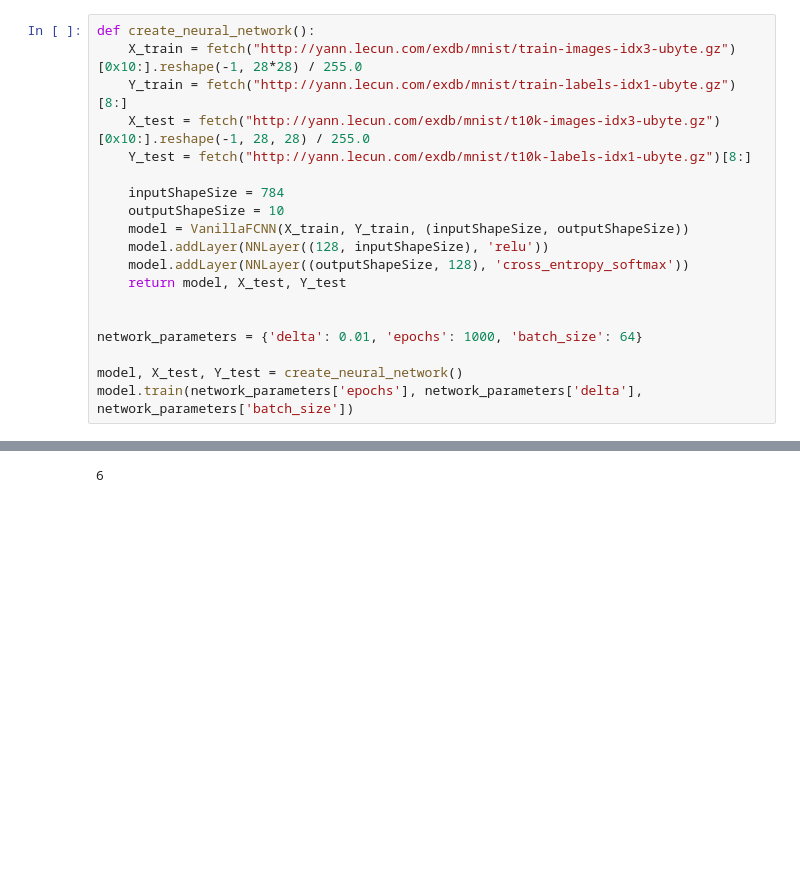
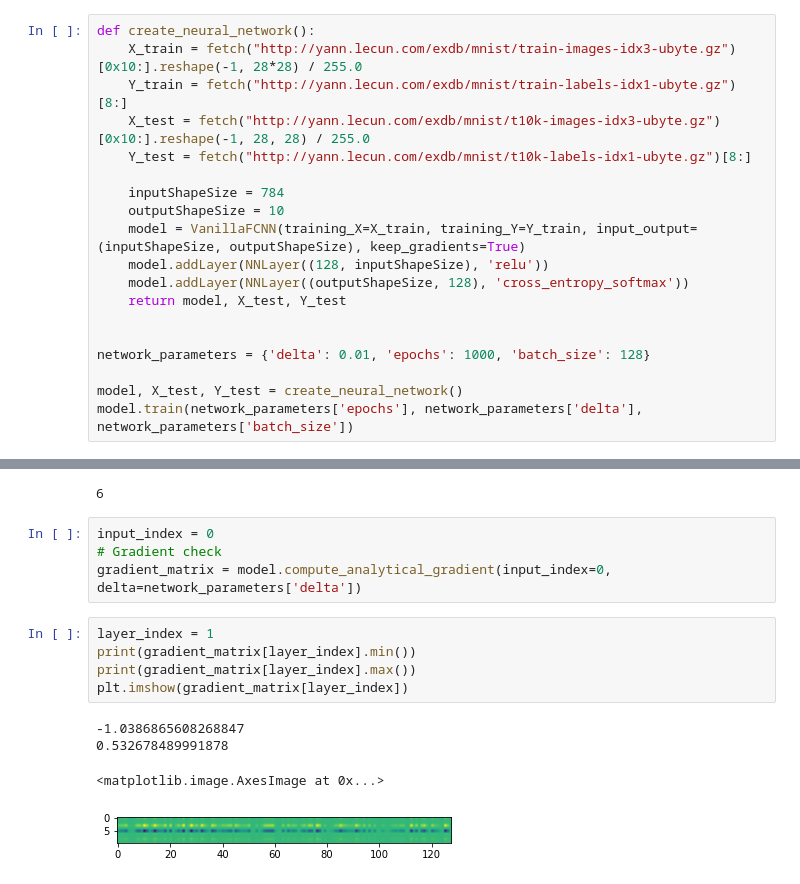
Before and after one commit to seifeddinedridi/machine-learning-fun, a Jupyter notebook: vanilla-neural-network/vanilla-fnn-mnist-dataset.ipynb, the cells around one changed output, grey strips where cells are left out. Cells and saved outputs as stored; diff of their text form; blank space fills up the shorter version.

Commit message:
Added gradient check

```diff
--- a/vanilla-neural-network/vanilla-fnn-mnist-dataset.ipynb
+++ b/vanilla-neural-network/vanilla-fnn-mnist-dataset.ipynb
@@ -158,13 +209,13 @@ def create_neural_network():
 
     inputShapeSize = 784
     outputShapeSize = 10
-    model = VanillaFCNN(X_train, Y_train, (inputShapeSize, outputShapeSize))
+    model = VanillaFCNN(training_X=X_train, training_Y=Y_train, input_output=(inputShapeSize, outputShapeSize), keep_gradients=True)
     model.addLayer(NNLayer((128, inputShapeSize), 'relu'))
     model.addLayer(NNLayer((outputShapeSize, 128), 'cross_entropy_softmax'))
     return model, X_test, Y_test
 
 
-network_parameters = {'delta': 0.01, 'epochs': 1000, 'batch_size': 64}
+network_parameters = {'delta': 0.01, 'epochs': 1000, 'batch_size': 128}
 
 model, X_test, Y_test = create_neural_network()
 model.train(network_parameters['epochs'], network_parameters['delta'], network_parameters['batch_size'])
@@ -178,3 +229,17 @@ plt.imshow(X_test[100])
 model.predict(X_test[100]).argmax()
 # %% [output]
 6
+# %%
+input_index = 0
+# Gradient check
+gradient_matrix = model.compute_analytical_gradient(input_index=0, delta=network_parameters['delta'])
+# %%
+layer_index = 1
+print(gradient_matrix[layer_index].min())
+print(gradient_matrix[layer_index].max())
+plt.imshow(gradient_matrix[layer_index])
+# %% [output]
+-1.0386865608268847
+0.532678489991878
+<matplotlib.image.AxesImage at 0x...>
+[figure, added]
```
Also changed, not shown: parts of 2 cells of this notebook.
